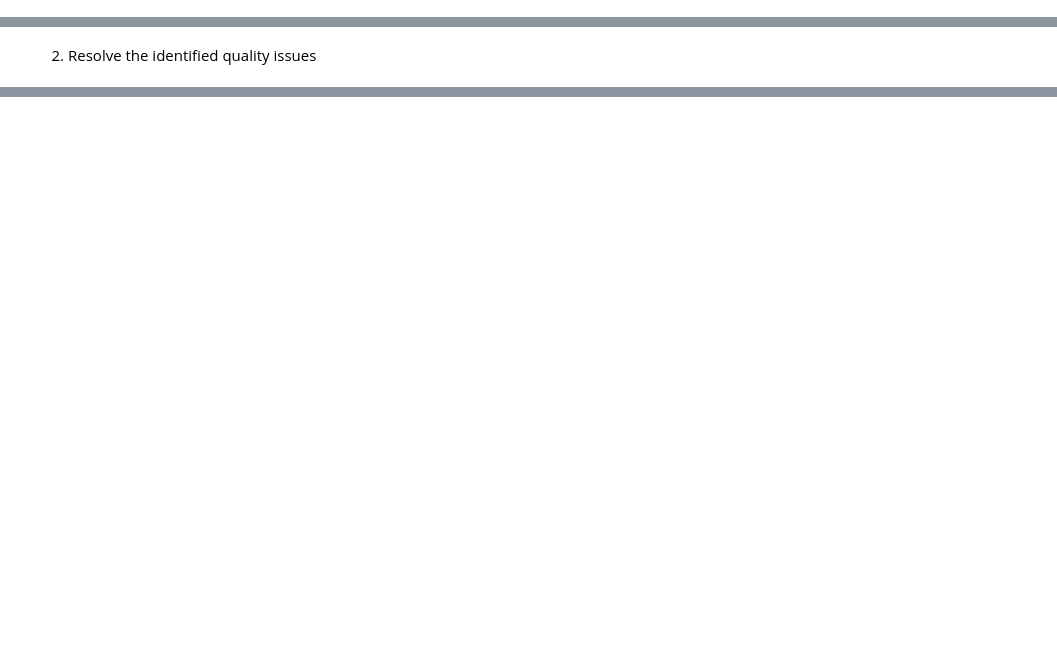
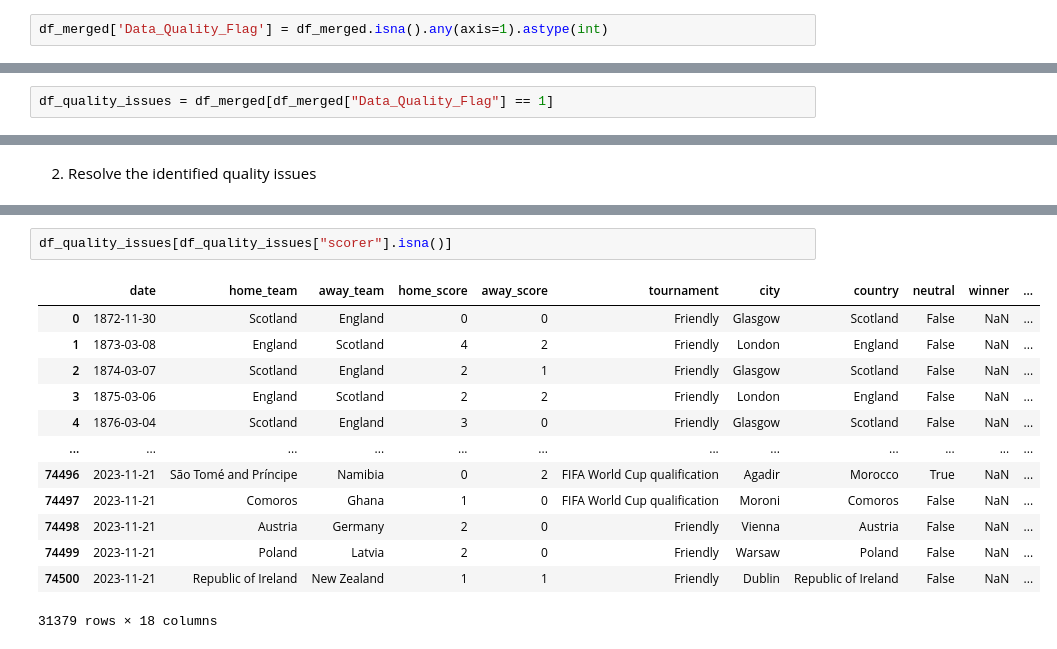
Before and after one commit to EnidFerns/Lilly-DataEngineer-Challenge, a Jupyter notebook: main.ipynb, the cells around one changed output, grey strips where cells are left out. Cells and saved outputs as stored; diff of their text form; blank space fills up the shorter version.

```diff
--- a/main.ipynb
+++ b/main.ipynb
@@ -242,0 +328,2 @@ Additional (If you have time)
+# %%
+df_merged['Data_Quality_Flag'] = df_merged.isna().any(axis=1).astype(int)
@@ -242,0 +335,2 @@ Additional (If you have time)
+# %%
+df_quality_issues = df_merged[df_merged["Data_Quality_Flag"] == 1]
@@ -244,0 +387,16 @@ Additional (If you have time)
+# %%
+df_quality_issues[df_quality_issues["scorer"].isna()]
+# %% [output]
+|  | date | home_team | away_team | home_score | away_score | tournament | city | country | neutral | winner | ... |
+| 0 | 1872-11-30 | Scotland | England | 0 | 0 | Friendly | Glasgow | Scotland | False | NaN | ... |
+| 1 | 1873-03-08 | England | Scotland | 4 | 2 | Friendly | London | England | False | NaN | ... |
+| 2 | 1874-03-07 | Scotland | England | 2 | 1 | Friendly | Glasgow | Scotland | False | NaN | ... |
+| 3 | 1875-03-06 | England | Scotland | 2 | 2 | Friendly | London | England | False | NaN | ... |
+| 4 | 1876-03-04 | Scotland | England | 3 | 0 | Friendly | Glasgow | Scotland | False | NaN | ... |
+| ... | ... | ... | ... | ... | ... | ... | ... | ... | ... | ... | ... |
+| 74496 | 2023-11-21 | São Tomé and Príncipe | Namibia | 0 | 2 | FIFA World Cup qualification | Agadir | Morocco | True | NaN | ... |
+| 74497 | 2023-11-21 | Comoros | Ghana | 1 | 0 | FIFA World Cup qualification | Moroni | Comoros | False | NaN | ... |
+| 74498 | 2023-11-21 | Austria | Germany | 2 | 0 | Friendly | Vienna | Austria | False | NaN | ... |
+| 74499 | 2023-11-21 | Poland | Latvia | 2 | 0 | Friendly | Warsaw | Poland | False | NaN | ... |
+| 74500 | 2023-11-21 | Republic of Ireland | New Zealand | 1 | 1 | Friendly | Dublin | Republic of Ireland | False | NaN | ... |
+31379 rows × 18 columns
```
Also changed, not shown: parts of 15 cells of this notebook.
